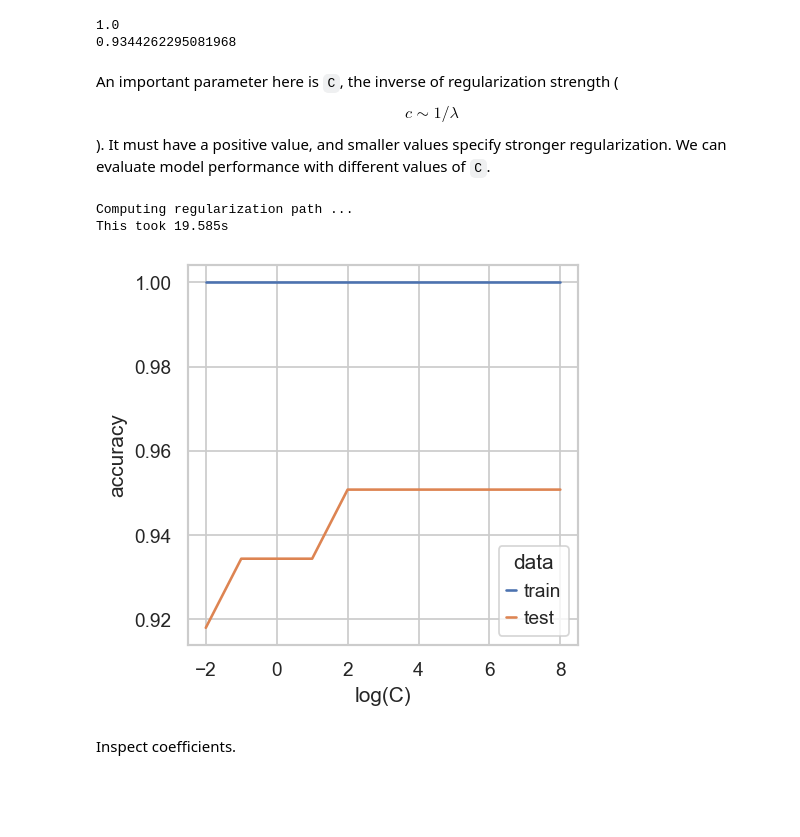
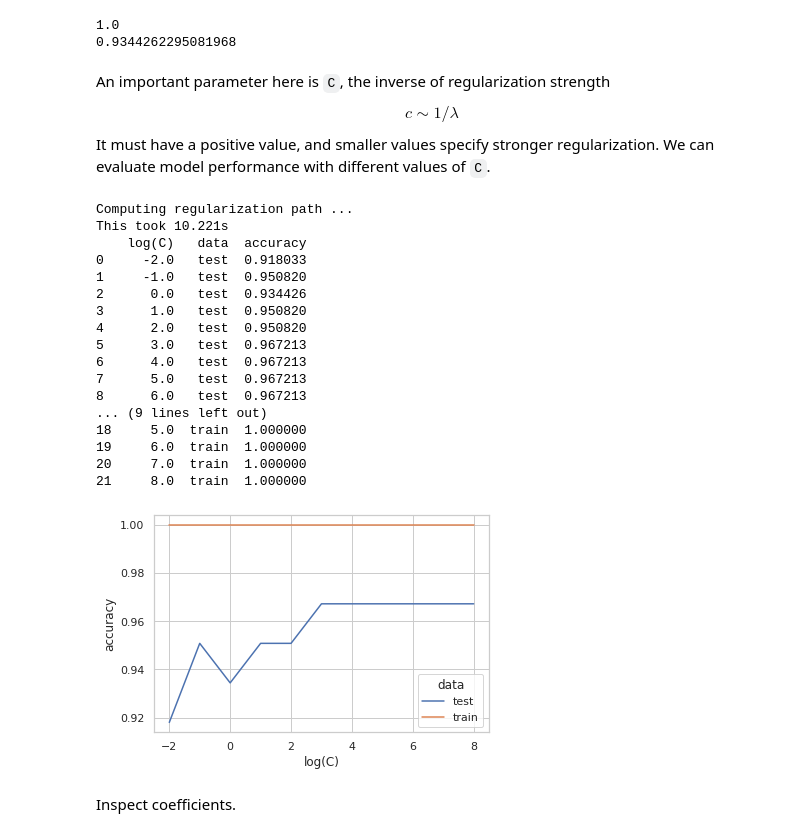
Before and after one commit to IvoLeist/ml_cnag-crg_course, a Jupyter notebook: day4/dimensionality_reduction.ipynb, the cells around one changed output. Drawn from its saved outputs; the diff is of its cells as text; code cells hidden in the pictures; blank space fills up the shorter version.

```diff
--- a/day4/dimensionality_reduction.ipynb
+++ b/day4/dimensionality_reduction.ipynb
@@ -65,7 +65,8 @@ sns.set(style="whitegrid")
 # %% [markdown]
 Load the data.
 # %%
-data = pd.read_csv("./data/DatasetA_12600gene.csv", header=0)
+url = "https://raw.githubusercontent.com/IvoLeist/ml_cnag-crg_course/main/day4/data/DatasetA_12600gene.csv"
+data = pd.read_csv(url, header=0)
 data.head()
 print(data.shape)
 data.columns
@@ -289,8 +354,8 @@ print(accuracy_score(Y_test,pred_test_lsr))
 1.0
 0.9344262295081968
 # %% [markdown]
-An important parameter here is `C`, the inverse of regularization strength ($$c \sim 1/\lambda$$). It must have a
-positive value, and smaller values specify stronger regularization. We can evaluate model performance with different
+An important parameter here is `C`, the inverse of regularization strength $$c \sim 1/\lambda$$
+It must have a positive value, and smaller values specify stronger regularization. We can evaluate model performance with different
 values of `C`.
 # %%
 def eval_reg(
@@ -322,18 +387,36 @@ def eval_reg(
 
   ldt = pd.DataFrame(data={
       'log(C)' : np.log10(cs),
-      'train' : acc_train_,
-      'test' : acc_test_
+      'test' : acc_test_,
+      'train' : acc_train_
   }).melt(id_vars='log(C)',value_name="accuracy",var_name="data")
+  print(ldt)
+  plt.figure()
   sns.lineplot(x="log(C)", y="accuracy", hue="data", data=ldt)
 
   return coefs_
 # %%
-l1_coeffs = eval_reg(X_train, X_test, Y_train, Y_test, penalty="l1")
+cs = np.logspace(-2, 8, 11)
+l1_coeffs = eval_reg(X_train, X_test, Y_train, Y_test, cs=cs, penalty="l1")
 # %% [output]
 Computing regularization path ...
-This took 19.585s
+This took 10.221s
+    log(C)   data  accuracy
+0     -2.0   test  0.918033
+1     -1.0   test  0.950820
+2      0.0   test  0.934426
+3      1.0   test  0.950820
+4      2.0   test  0.950820
+5      3.0   test  0.967213
+6      4.0   test  0.967213
+7      5.0   test  0.967213
+8      6.0   test  0.967213
+... (9 lines left out)
+18     5.0  train  1.000000
+19     6.0  train  1.000000
+20     7.0  train  1.000000
+21     8.0  train  1.000000
-[figure, old version]
+[figure, new version]
 # %% [markdown]
 Inspect coefficients.
 # %%
```
Also changed, not shown: parts of 50 cells of this notebook.
